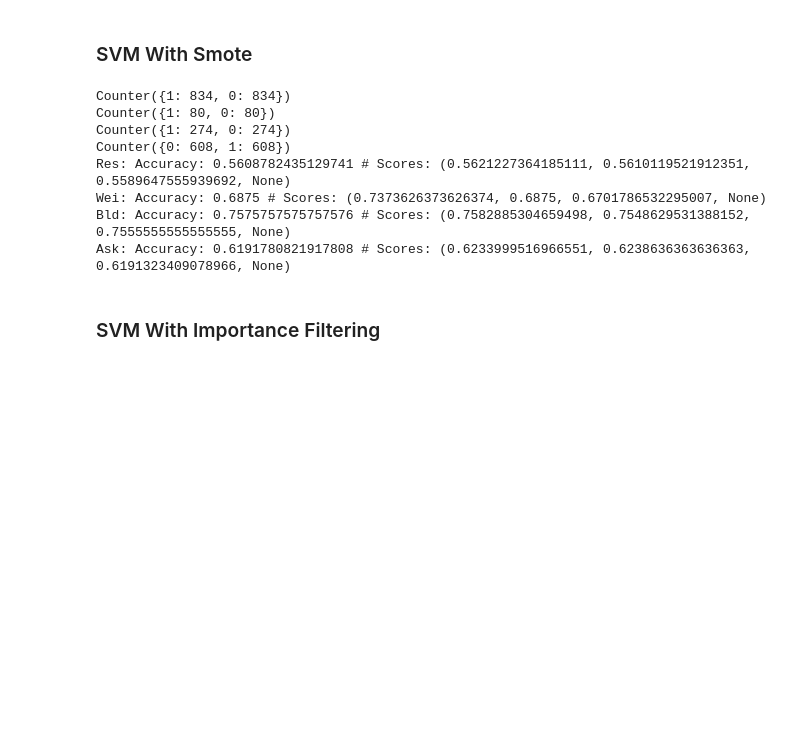
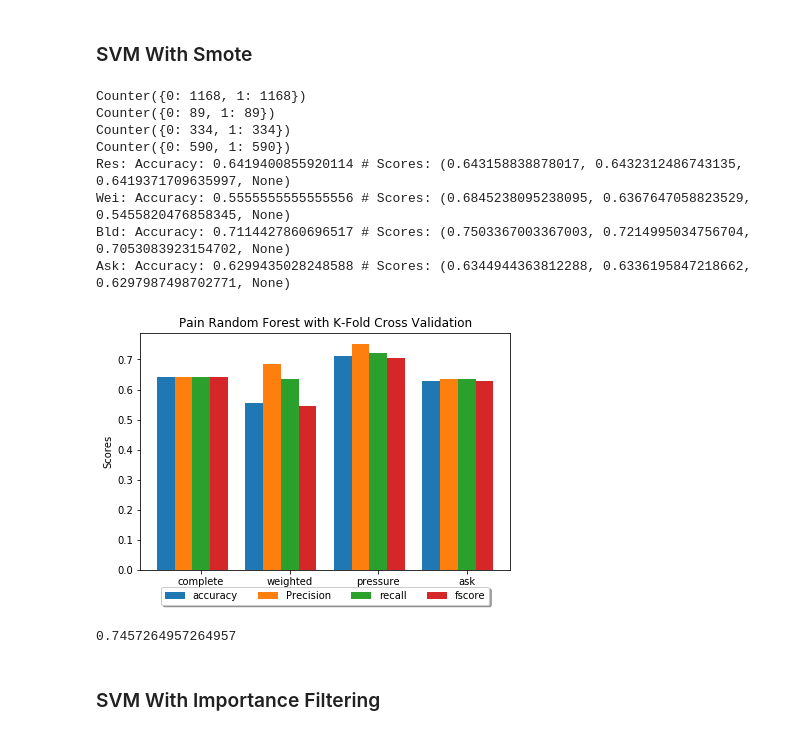
Before and after one commit to AHAMES/GraduationProject.Social.Media.Drug.Side.Effects.Classification, a Jupyter notebook: Classifier1/Classifier.ipynb, the cells around one changed output. Saved outputs shown, nothing was run; the diff lists cells and outputs as text; code cells hidden in the pictures; blank space fills up the shorter version.

```diff
--- a/Classifier1/Classifier.ipynb
+++ b/Classifier1/Classifier.ipynb
@@ -834,34 +1096,56 @@ def SVM(result,result_labels,DataSet):
 # %% [markdown]
 ### SVM  With Smote
 # %%
-label='Hypertensive disease '
-asklabel='Hypertensive disease '
+label='Pain'
+asklabel='Pain'
 Stats = pd.DataFrame(columns = ['Dataset','Accuracy', 'Precision' , 'Recall','FScore'])
 
 
 result,result_labels,weighted,weighted_labels,blood,blood_labels,ask,ask_labels=prepareDataset(label,asklabel)
 res_acc,res_scores=SVM(result,result_labels,"Result")
 wei_acc,wei_scores=SVM(weighted,weighted_labels,"Weighted")
 blood_acc,blood_scores=SVM(blood,blood_labels,"Blood")
 ask_acc,ask_scores=SVM(ask,ask_labels,"Ask")
 print("Res: Accuracy: " + str(res_acc)+" # "+ "Scores: "+str(res_scores))
 print("Wei: Accuracy: " + str(wei_acc)+" # "+ "Scores: "+str(wei_scores))
 print("Bld: Accuracy: " + str(blood_acc)+" # "+ "Scores: "+str(blood_scores))
 print("Ask: Accuracy: " + str(ask_acc)+" # "+ "Scores: "+str(ask_scores))
 Stats=Stats.append({'Dataset':"Complete",'Accuracy':res_acc,'Precision':res_scores[0],'Recall':res_scores[1],'FScore':res_scores[2]},ignore_index=True)
 Stats=Stats.append({'Dataset':"Weighted",'Accuracy':wei_acc,'Precision':wei_scores[0],'Recall':wei_scores[1],'FScore':wei_scores[2]},ignore_index=True)
 Stats=Stats.append({'Dataset':"Blood",'Accuracy':blood_acc,'Precision':blood_scores[0],'Recall':blood_scores[1],'FScore':blood_scores[2]},ignore_index=True)
 Stats=Stats.append({'Dataset':"AskAPatient",'Accuracy':ask_acc,'Precision':ask_scores[0],'Recall':ask_scores[1],'FScore':ask_scores[2]},ignore_index=True)
-Stats.to_excel('SVMresult_Stats'+label+'.xlsx')
+#Stats.to_excel('SVMresult_Stats'+label+'.xlsx')
+
+plotResult(label+" SVM With Smote",Stats,Stats,Stats,Stats,0,1,2,3)
+
+import os.path
+if not os.path.exists('SVM'+'.xlsx'):
+    writer = pd.ExcelWriter('SVM'+'.xlsx', engine = 'xlsxwriter')
+
+    writer.save()
+    writer.close()
+writer = pd.ExcelWriter('SVM'+'.xlsx', engine='openpyxl')
+book = load_workbook('SVM'+'.xlsx')
+writer.book = book
+writer.sheets = dict((ws.title, ws) for ws in book.worksheets)
+
+Stats.to_excel(writer, sheet_name=label)
+writer.save()
+writer.close()
 # %% [output]
-Counter({1: 834, 0: 834})
-Counter({1: 80, 0: 80})
-Counter({1: 274, 0: 274})
-Counter({0: 608, 1: 608})
-Res: Accuracy: 0.5608782435129741 # Scores: (0.5621227364185111, 0.5610119521912351, 0.5589647555939692, None)
-Wei: Accuracy: 0.6875 # Scores: (0.7373626373626374, 0.6875, 0.6701786532295007, None)
-Bld: Accuracy: 0.7575757575757576 # Scores: (0.7582885304659498, 0.7548629531388152, 0.7555555555555555, None)
-Ask: Accuracy: 0.6191780821917808 # Scores: (0.6233999516966551, 0.6238636363636363, 0.6191323409078966, None)
+Counter({0: 1168, 1: 1168})
+Counter({0: 89, 1: 89})
+Counter({0: 334, 1: 334})
+Counter({0: 590, 1: 590})
+Res: Accuracy: 0.6419400855920114 # Scores: (0.643158838878017, 0.6432312486743135, 0.6419371709635997, None)
+Wei: Accuracy: 0.5555555555555556 # Scores: (0.6845238095238095, 0.6367647058823529, 0.5455820476858345, None)
+Bld: Accuracy: 0.7114427860696517 # Scores: (0.7503367003367003, 0.7214995034756704, 0.7053083923154702, None)
+Ask: Accuracy: 0.6299435028248588 # Scores: (0.6344944363812288, 0.6336195847218662, 0.6297987498702771, None)
+[figure, added]
+# %%
+Stats['Accuracy'][0]
+# %% [output]
+0.7457264957264957
 # %% [markdown]
 ### SVM With Importance Filtering
 # %%
```
Also changed, not shown: parts of 25 cells of this notebook, 25 other files.
